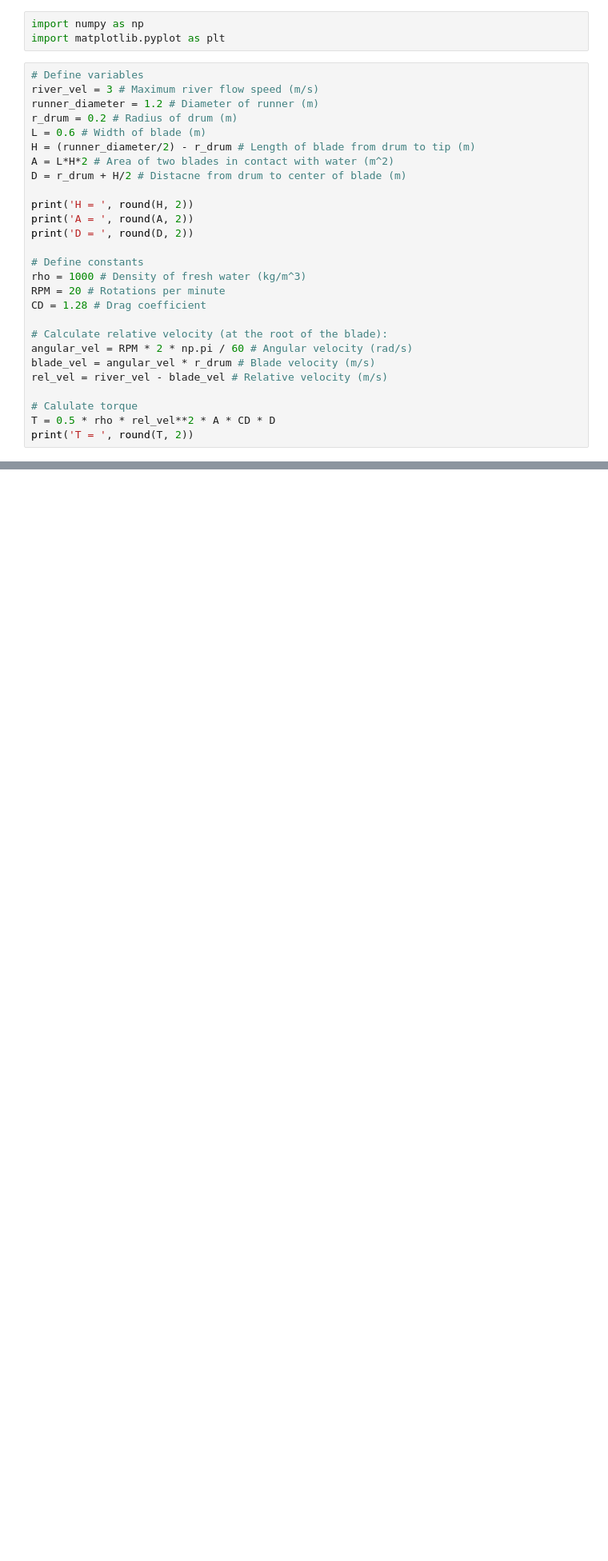
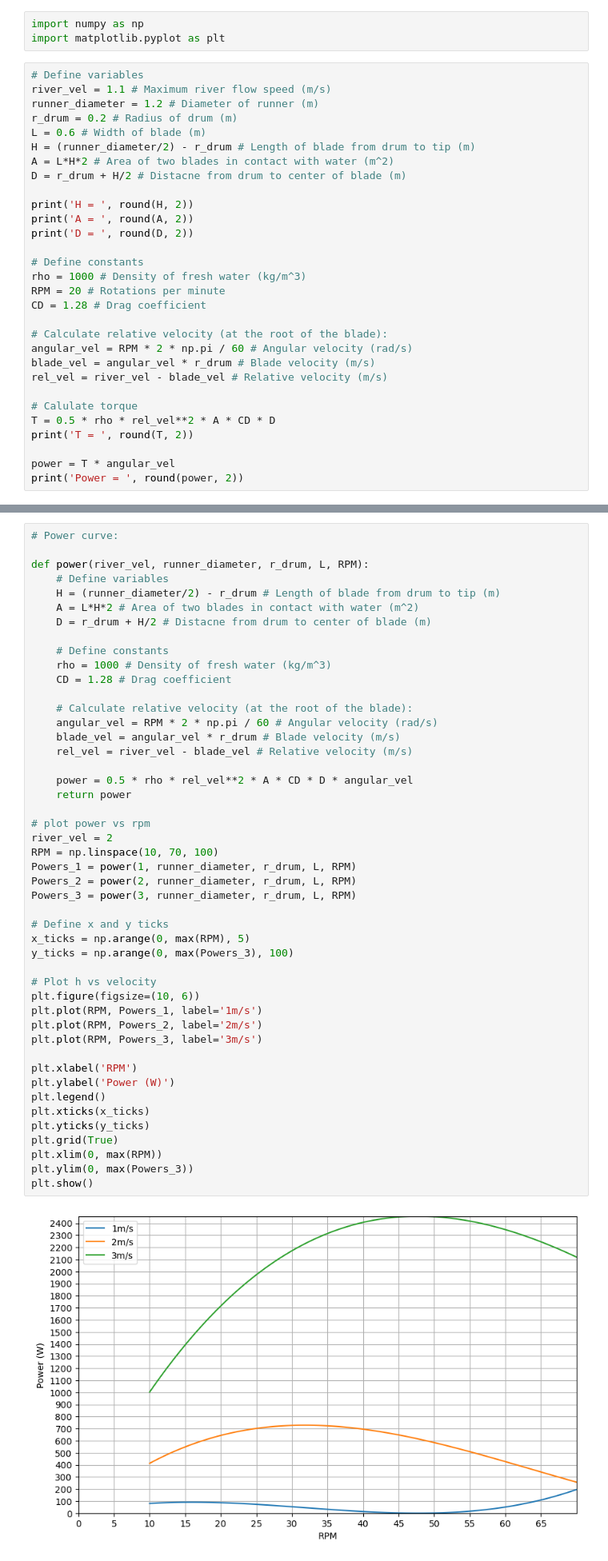
Before and after one commit to pilipb/DP5-code, a Jupyter notebook: torque.ipynb, the cells around one changed output, grey strips where cells are left out. Shown at 80% size. Drawn from its saved outputs; the diff is of its cells as text; blank space fills up the shorter version.

Commit message:
Messy power calcs from torque added

```diff
--- a/torque.ipynb
+++ b/torque.ipynb
@@ -3,7 +3,7 @@ import numpy as np
 import matplotlib.pyplot as plt
 # %%
 # Define variables
-river_vel = 3 # Maximum river flow speed (m/s)
+river_vel = 1.1 # Maximum river flow speed (m/s)
 runner_diameter = 1.2 # Diameter of runner (m)
 r_drum = 0.2 # Radius of drum (m)
 L = 0.6 # Width of blade (m)
@@ -28,6 +28,9 @@ rel_vel = river_vel - blade_vel # Relative velocity (m/s)
 # Calulate torque
 T = 0.5 * rho * rel_vel**2 * A * CD * D
 print('T = ', round(T, 2))
+
+power = T * angular_vel
+print('Power = ', round(power, 2))
 # %% [output]
 H =  0.4
 A =  0.48
@@ -92,3 +96,52 @@ H =  0.4
 A =  0.48
 D =  0.4
 [figure]
+# %%
+# Power curve:
+
+def power(river_vel, runner_diameter, r_drum, L, RPM):
+    # Define variables
+    H = (runner_diameter/2) - r_drum # Length of blade from drum to tip (m)
+    A = L*H*2 # Area of two blades in contact with water (m^2)
+    D = r_drum + H/2 # Distacne from drum to center of blade (m)
+
+    # Define constants
+    rho = 1000 # Density of fresh water (kg/m^3)
+    CD = 1.28 # Drag coefficient
+
+    # Calculate relative velocity (at the root of the blade):
+    angular_vel = RPM * 2 * np.pi / 60 # Angular velocity (rad/s)
+    blade_vel = angular_vel * r_drum # Blade velocity (m/s)
+    rel_vel = river_vel - blade_vel # Relative velocity (m/s)
+
+    power = 0.5 * rho * rel_vel**2 * A * CD * D * angular_vel
+    return power
+
+# plot power vs rpm
+river_vel = 2
+RPM = np.linspace(10, 70, 100)
+Powers_1 = power(1, runner_diameter, r_drum, L, RPM)
+Powers_2 = power(2, runner_diameter, r_drum, L, RPM)
+Powers_3 = power(3, runner_diameter, r_drum, L, RPM)
+
+# Define x and y ticks
+x_ticks = np.arange(0, max(RPM), 5)
+y_ticks = np.arange(0, max(Powers_3), 100)
+
+# Plot h vs velocity
+plt.figure(figsize=(10, 6))
+plt.plot(RPM, Powers_1, label='1m/s')
+plt.plot(RPM, Powers_2, label='2m/s')
+plt.plot(RPM, Powers_3, label='3m/s')
+
+plt.xlabel('RPM')
+plt.ylabel('Power (W)')
+plt.legend()
+plt.xticks(x_ticks)
+plt.yticks(y_ticks)
+plt.grid(True)
+plt.xlim(0, max(RPM))
+plt.ylim(0, max(Powers_3))
+plt.show()
+# %% [output]
+[figure, added]
```
Also changed, not shown: parts of 1 cell of this notebook.
